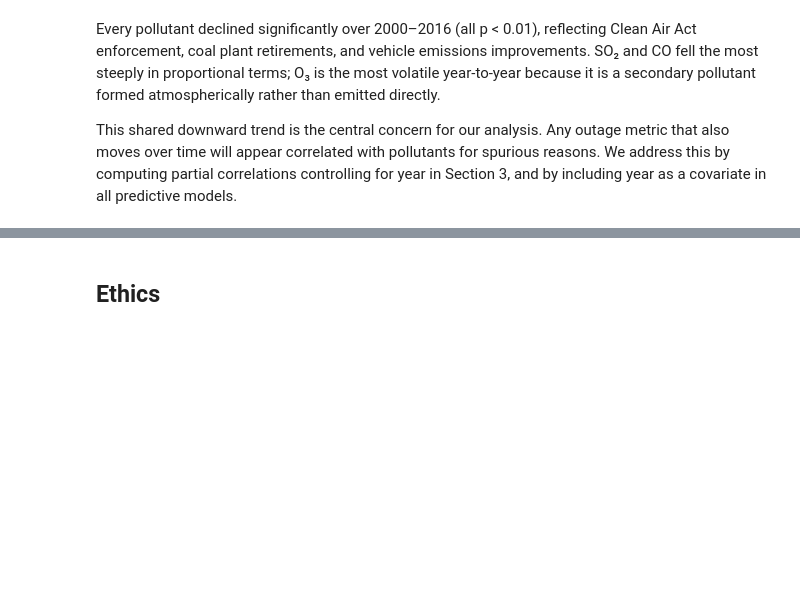
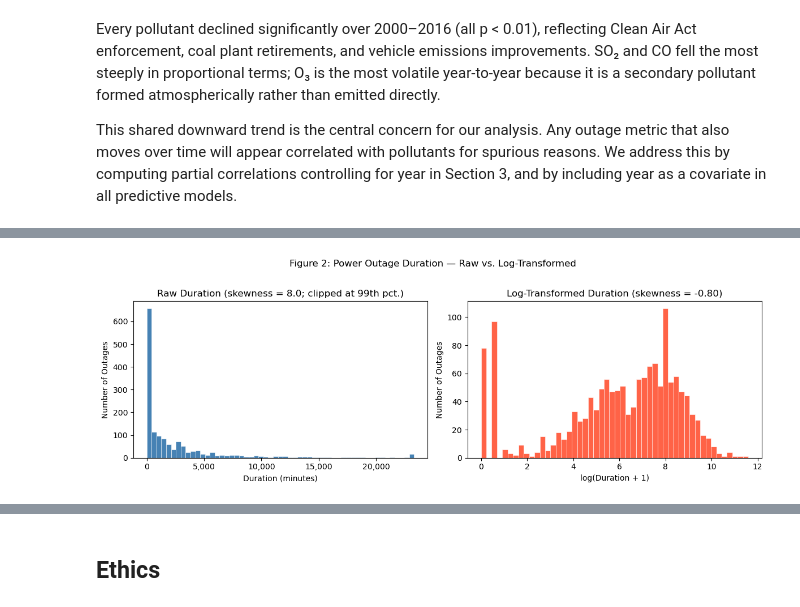
Before and after one commit to COGS108/Group-SP26-094, a Jupyter notebook: 03-FinalProject.ipynb, the cells around one changed output, grey strips where cells are left out. Drawn from its saved outputs; the diff is of its cells as text; code cells hidden in the pictures; blank space fills up the shorter version.

```diff
--- a/03-FinalProject.ipynb
+++ b/03-FinalProject.ipynb
@@ -1264,0 +361,24 @@ conditions rather than a direct predictor of outage severity.
+# %%
+# Figure 2: Outage duration distribution — raw vs. log-transformed
+dur = outage['outage_duration_min'].dropna()
+
+fig, axes = plt.subplots(1, 2, figsize = (12, 4))
+
+axes[0].hist(dur.clip(upper = dur.quantile(0.99)), bins = 55,
+             color = 'steelblue', edgecolor = 'white', lw = 0.4)
+axes[0].set_xlabel('Duration (minutes)')
+axes[0].set_ylabel('Number of Outages')
+axes[0].set_title(f'Raw Duration (skewness = {dur.skew():.1f}; clipped at 99th pct.)')
+axes[0].xaxis.set_major_formatter(
+    mticker.FuncFormatter(lambda x, _: f'{int(x):,}'))
+
+axes[1].hist(np.log1p(dur), bins = 50, color = 'tomato', edgecolor = 'white', lw = 0.4)
+axes[1].set_xlabel('log(Duration + 1)')
+axes[1].set_ylabel('Number of Outages')
+axes[1].set_title(f'Log-Transformed Duration (skewness = {np.log1p(dur).skew():.2f})')
+
+fig.suptitle('Figure 2: Power Outage Duration — Raw vs. Log-Transformed', y = 1.02)
+plt.tight_layout()
+plt.show()
+# %% [output]
+[figure, added]
```
Also changed, not shown: parts of 102 cells of this notebook, 3 other files.
